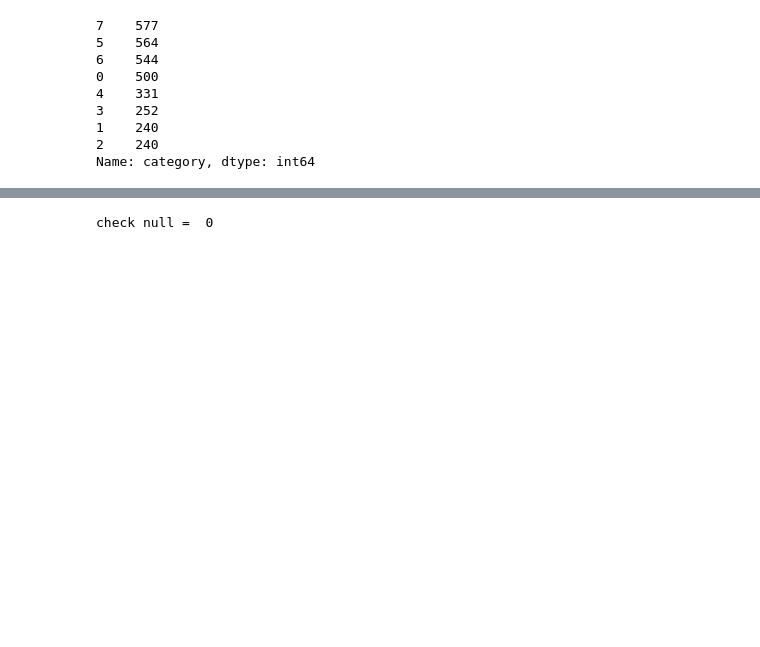
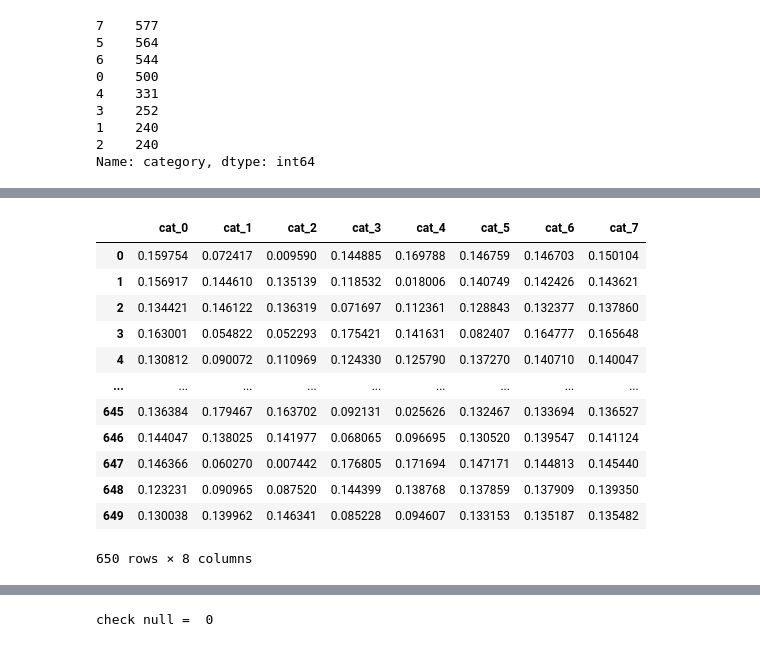
Before and after one commit to danial921/KKBRAYY, a Jupyter notebook: revamp.ipynb, the cells around one changed output, grey strips where cells are left out. Drawn from its saved outputs; the diff is of its cells as text; code cells hidden in the pictures; blank space fills up the shorter version.

```diff
--- a/revamp.ipynb
+++ b/revamp.ipynb
@@ -28,0 +66,8 @@ Name: category, dtype: int64
+# %%
+from sklearn.model_selection import train_test_split
+x_train_ada, x_test_ada, y_train_ada, y_test_ada = train_test_split(x, y, train_size=0.8,random_state=1)
+print("Input Training:",x.shape)
+print("Input Training:",x_train_ada.shape)
+print("Input Test:",x_test_ada.shape)
+print("Output Training:",y_train_ada.shape)
+print("Output Test:",y_test_ada.shape)
@@ -28,0 +82,8 @@ Name: category, dtype: int64
+# %%
+from sklearn.ensemble import AdaBoostClassifier
+ada_mod = AdaBoostClassifier(n_estimators=300, learning_rate=0.2)
+
+ada_mod.fit(x_train_ada, y_train_ada)
+
+x_adaptiveresult = ada_mod.predict_proba(x_test_ada)
+x_adaptiveresult
@@ -28,0 +104,19 @@ Name: category, dtype: int64
+# %%
+import numpy as np
+x_adaptivetest = np.array(ada_mod.predict_proba(x_test_ada))
+dataset_test = pd.DataFrame(x_adaptivetest, columns=x.columns[:8])
+dataset_test
+# %% [output]
+|  | cat_0 | cat_1 | cat_2 | cat_3 | cat_4 | cat_5 | cat_6 | cat_7 |
+| 0 | 0.159754 | 0.072417 | 0.009590 | 0.144885 | 0.169788 | 0.146759 | 0.146703 | 0.150104 |
+| 1 | 0.156917 | 0.144610 | 0.135139 | 0.118532 | 0.018006 | 0.140749 | 0.142426 | 0.143621 |
+| 2 | 0.134421 | 0.146122 | 0.136319 | 0.071697 | 0.112361 | 0.128843 | 0.132377 | 0.137860 |
+| 3 | 0.163001 | 0.054822 | 0.052293 | 0.175421 | 0.141631 | 0.082407 | 0.164777 | 0.165648 |
+| 4 | 0.130812 | 0.090072 | 0.110969 | 0.124330 | 0.125790 | 0.137270 | 0.140710 | 0.140047 |
+| ... | ... | ... | ... | ... | ... | ... | ... | ... |
+| 645 | 0.136384 | 0.179467 | 0.163702 | 0.092131 | 0.025626 | 0.132467 | 0.133694 | 0.136527 |
+| 646 | 0.144047 | 0.138025 | 0.141977 | 0.068065 | 0.096695 | 0.130520 | 0.139547 | 0.141124 |
+| 647 | 0.146366 | 0.060270 | 0.007442 | 0.176805 | 0.171694 | 0.147171 | 0.144813 | 0.145440 |
+| 648 | 0.123231 | 0.090965 | 0.087520 | 0.144399 | 0.138768 | 0.137859 | 0.137909 | 0.139350 |
+| 649 | 0.130038 | 0.139962 | 0.146341 | 0.085228 | 0.094607 | 0.133153 | 0.135187 | 0.135482 |
+650 rows × 8 columns
```
Also changed, not shown: parts of 77 cells of this notebook.
